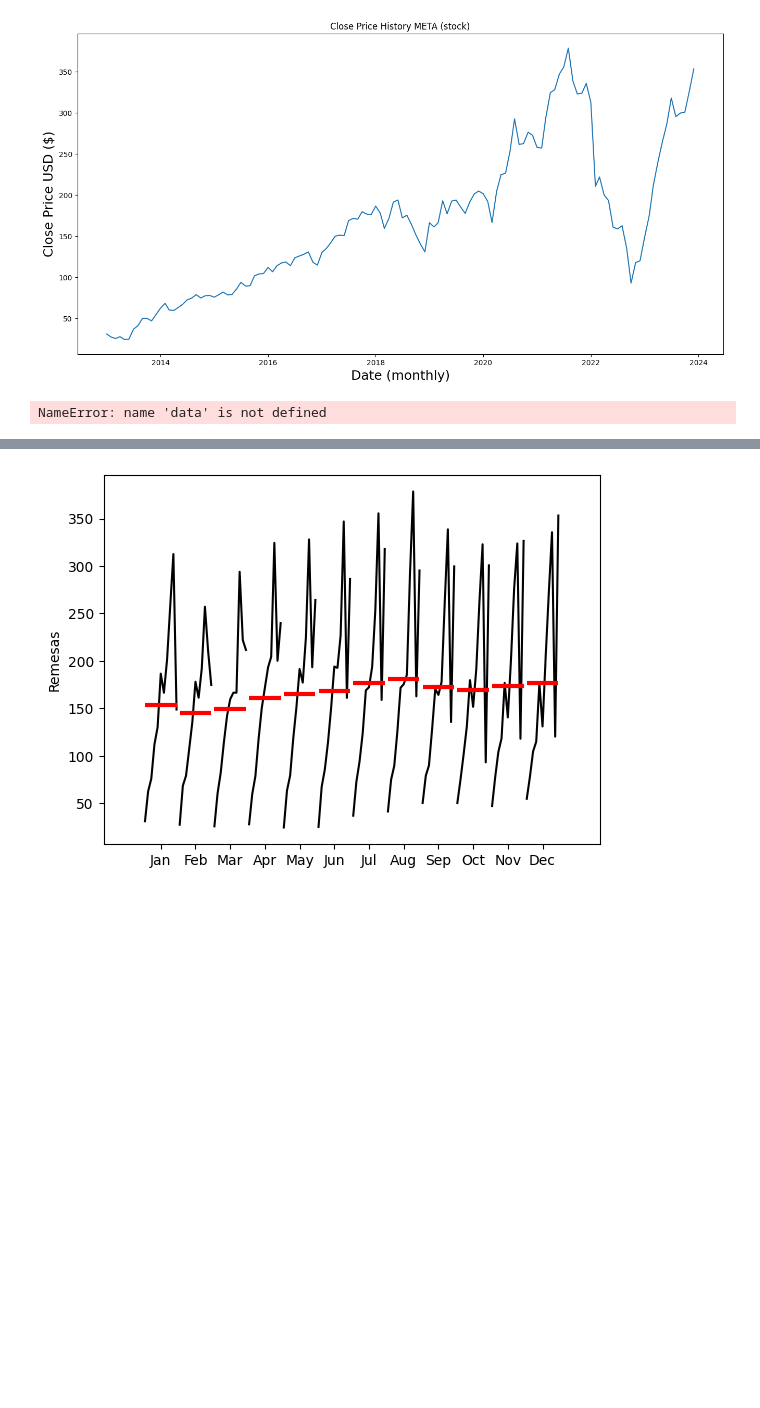
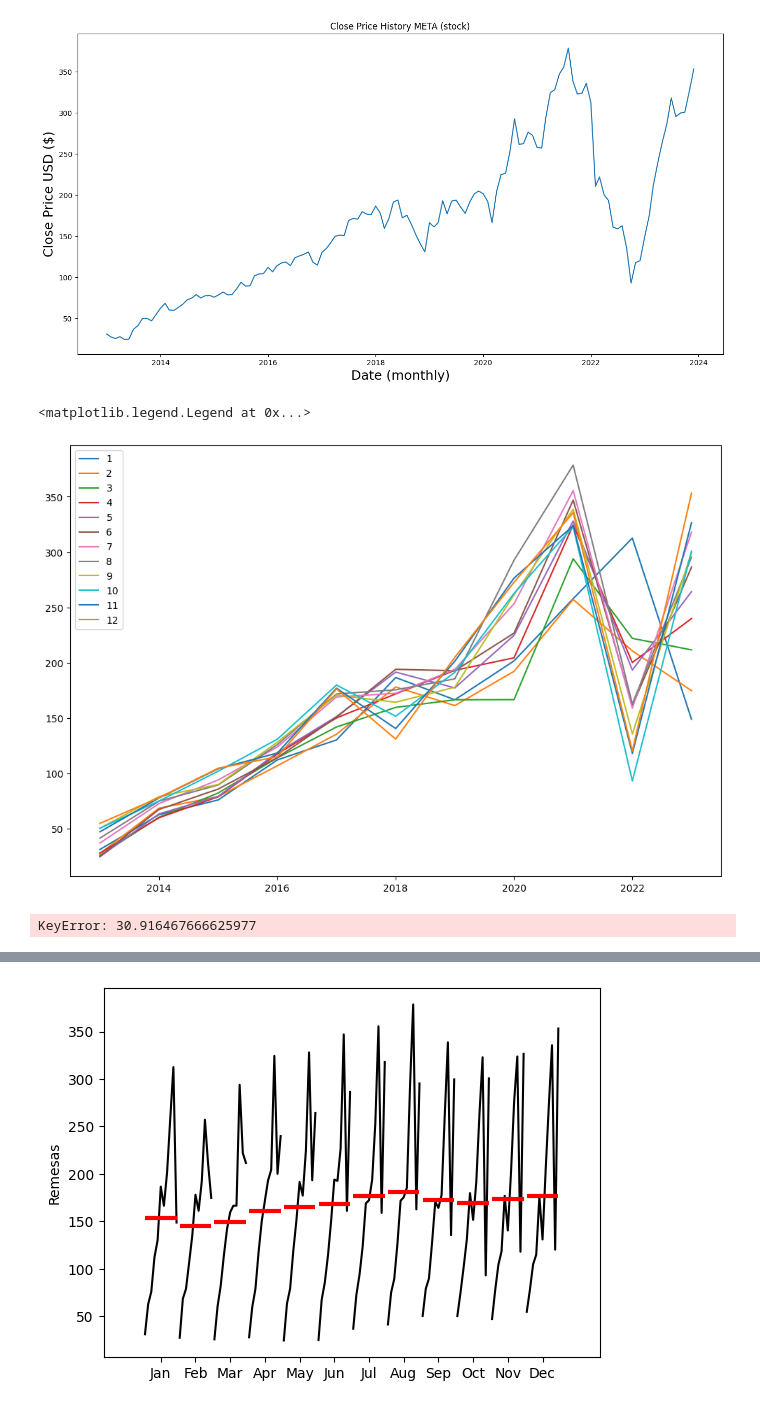
Before and after one commit to Michelleagl/Series_de_Tiempo, a Jupyter notebook: series_de_tiempo.ipynb, the cells around one changed output, grey strips where cells are left out. Drawn from its saved outputs; the diff is of its cells as text; code cells hidden in the pictures; blank space fills up the shorter version.

```diff
--- a/series_de_tiempo.ipynb
+++ b/series_de_tiempo.ipynb
@@ -256,9 +256,15 @@ plt.show()
 # %%
 piv_index = getattr(hist2.index, 'year')
 piv_season = getattr(hist2.index, 'month')
 
-piv = pd.DataFrame(index=pd.unique(piv_index), columns = pd.unique(piv_season), data = np.reshape(data.values, (11,12)))
+piv = pd.DataFrame(index=pd.unique(piv_index), columns = pd.unique(piv_season), data = np.reshape(hist2.values, (11,12)))
 piv.plot(figsize=(12,8))
 plt.legend(pd.unique(piv_season))
 # %% [output]
-NameError: name 'data' is not defined
+<matplotlib.legend.Legend at 0x...>
+[figure, added]
+# %%
+    piv = pd.pivot_table(hist2, index=piv_season, columns=piv_index, values=hist2)
+    piv.plot(figsize=(12,8), legend = False)
+# %% [output]
+KeyError: 30.916467666625977
```
Also changed, not shown: parts of 6 cells of this notebook.
